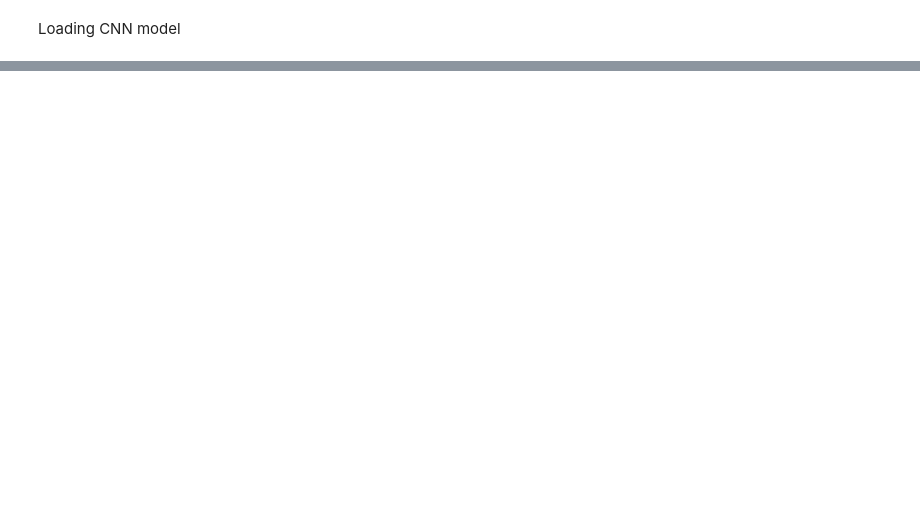
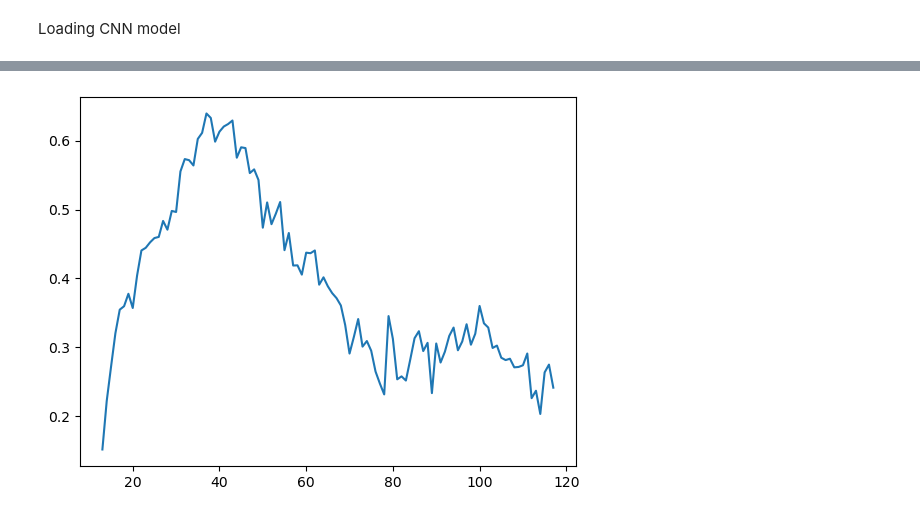
Before and after one commit to MaltheT/dl-project-grp21, a Jupyter notebook: src/snake_trainer_transfer.ipynb, the cells around one changed output, grey strips where cells are left out. Cells and saved outputs as stored; diff of their text form; code cells hidden in the pictures; blank space fills up the shorter version.

Commit message:
Updated transfer model

```diff
--- a/src/snake_trainer_transfer.ipynb
+++ b/src/snake_trainer_transfer.ipynb
@@ -135,0 +151,19 @@ Testing the loaded model
+# %%
+path_cnn = 'models/snakeaiCNN1.pkl'
+# \dl-project-grp21\src\models\snakeaiCNN1.pkl
+
+tf_model_16 = old_model_architecture(env16.action_space.n).to(device)
+tf_model_16.load_state_dict(torch.load(path_cnn))
+tf_model_16.eval()
+
+
+tf_model_16.fc1 = nn.Linear(1024, env16.action_space.n).to(device)
+
+target_net = old_model_architecture(env16.action_space.n).to(device)
+target_net.fc1 = nn.Linear(1024, env16.action_space.n).to(device)
+target_net.load_state_dict(tf_model_16.state_dict())
+target_net.eval()
+
+optimizer = optim.Adam(tf_model_16.parameters())
+
+criterion = nn.SmoothL1Loss()
@@ -135,0 +172,20 @@ Testing the loaded model
+# %%
+""" Initialize experince memory """
+memory = ReplayMemory(MEMORY_SIZE)
+
+steps_done = 0
+
+def select_action(state):
+    global steps_done
+    global exploration_rate
+    exploration_rate *= exploration_decay
+    exploration_rate = max(exploration_rate, exploration_min)
+    steps_done += 1
+    if np.random.rand() > exploration_rate:
+        with torch.no_grad():
+            # t.max(1) will return largest column value of each row.
+            # second column on max result is index of where max element was
+            # found, so we pick action with the larger expected reward.
+            return tf_model_16(state).max(1)[1].view(1, 1)
+    else:
+        return torch.tensor([[random.randrange(env16.action_space.n)]], device=device, dtype=torch.long)
@@ -136 +329,8 @@ Testing the loaded model
+# %%
+plt.plot(q_avg_values)
+np.savetxt("transfer_rewards.csv", rewards)
+np.savetxt("transfer_q.csv", q_avg_values)
+np.savetxt("transfer_loss.csv", losses)
+# %% [output]
+[figure, added]
 # %%
```
Also changed, not shown: parts of 11 cells of this notebook.
